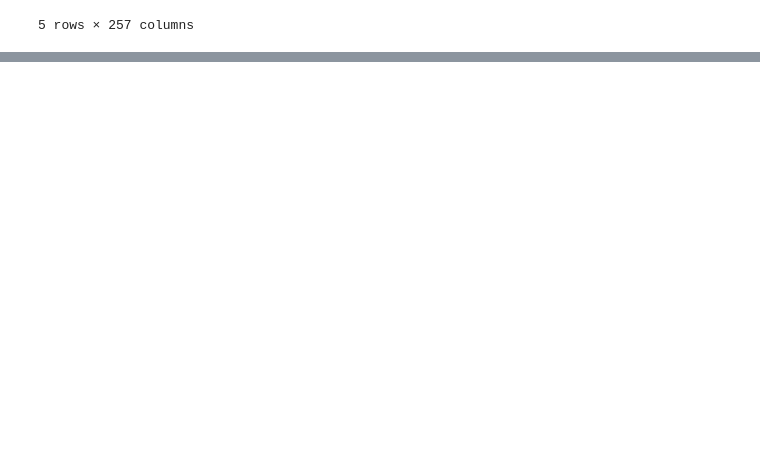
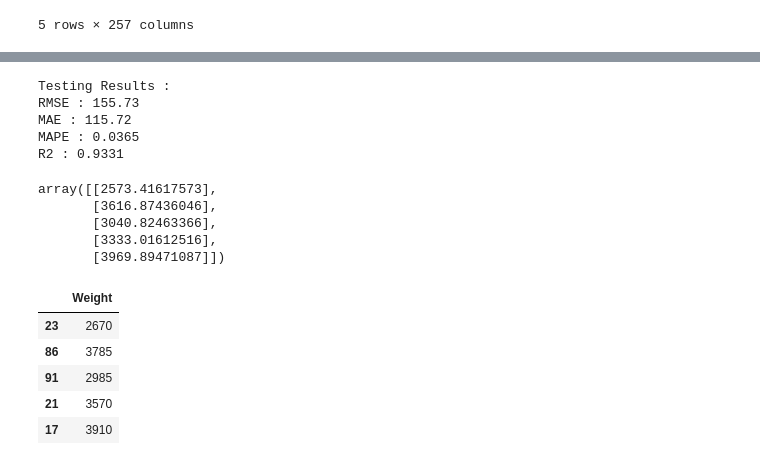
Before and after one commit to Eshikapakhale/Machine-Learning, a Jupyter notebook: Manual Preprocessing/preprocess.ipynb, the cells around one changed output, grey strips where cells are left out. Saved outputs shown, nothing was run; the diff lists cells and outputs as text; code cells hidden in the pictures; blank space fills up the shorter version.

```diff
--- a/Manual Preprocessing/preprocess.ipynb
+++ b/Manual Preprocessing/preprocess.ipynb
@@ -357,0 +521,28 @@ X_pre.to_csv("CarsPre.csv", index=False)
+# %%
+# Testing results
+print("Testing Results : ")
+evaluate_model(model, xtest, ytest)
+# %% [output]
+Testing Results :
+RMSE : 155.73
+MAE : 115.72
+MAPE : 0.0365
+R2 : 0.9331
+# %%
+ypred_test = model.predict(xtest)
+ypred_test[0:5]
+# %% [output]
+array([[2573.41617573],
+       [3616.87436046],
+       [3040.82463366],
+       [3333.01612516],
+       [3969.89471087]])
+# %%
+ytest.head()
+# %% [output]
+|  | Weight |
+| 23 | 2670 |
+| 86 | 3785 |
+| 91 | 2985 |
+| 21 | 3570 |
+| 17 | 3910 |
```
Also changed, not shown: parts of 24 cells of this notebook.
